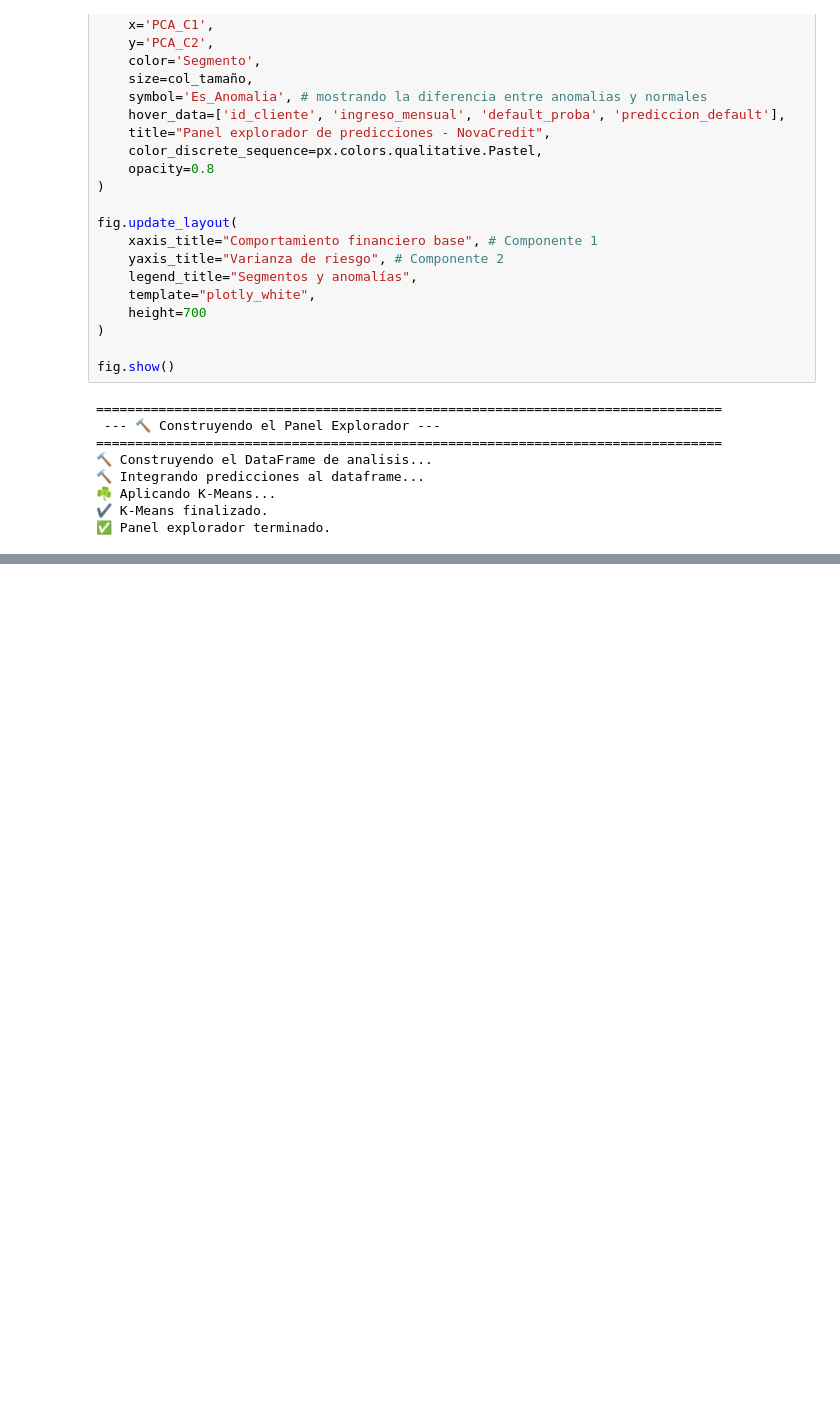
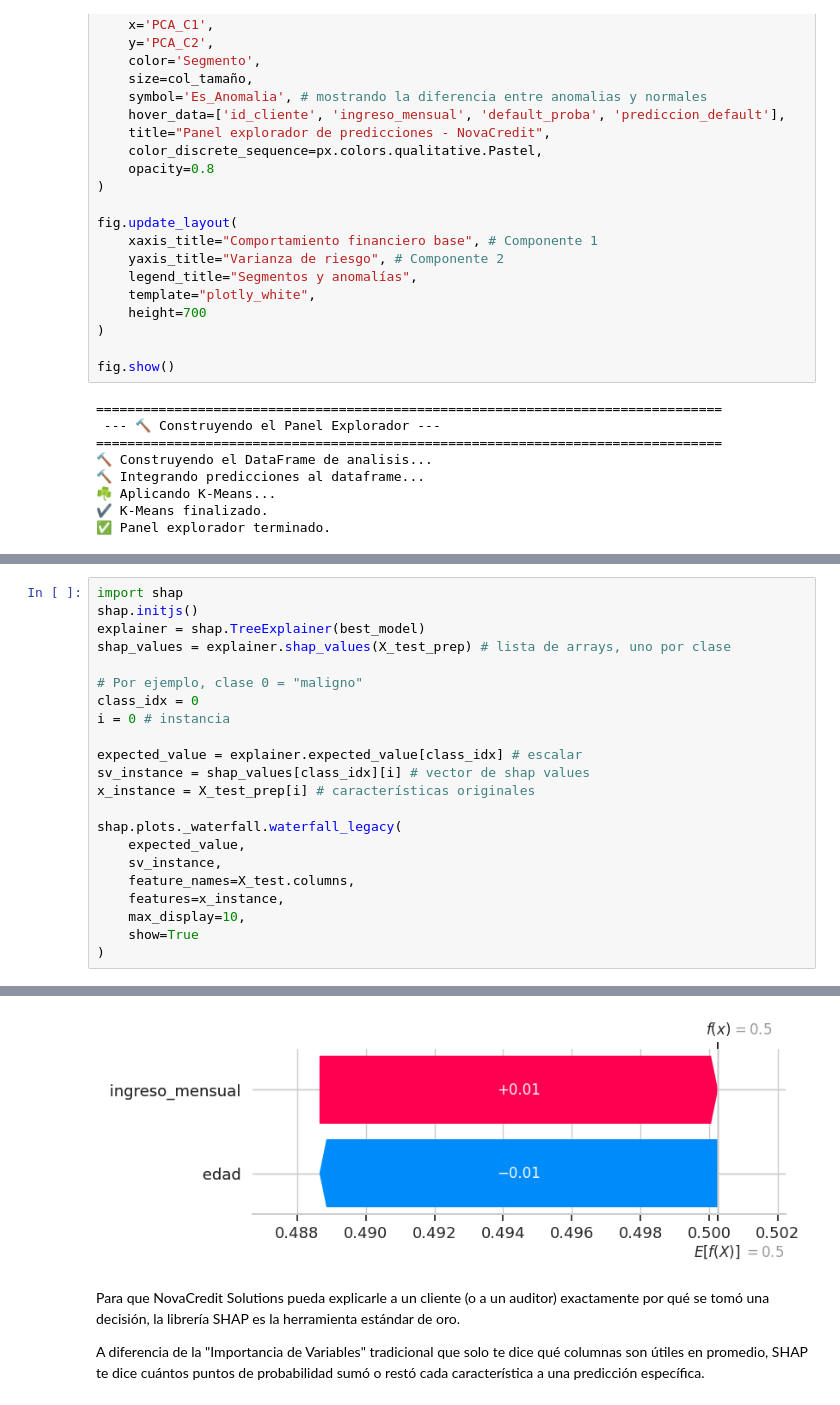
Before and after one commit to RamRider89/aplicaciones-ciencia-datos, a Jupyter notebook: actividades/evidencia-1/Evidencia_1_Carlos_Duarte.ipynb, the cells around one changed output, grey strips where cells are left out. Cells and saved outputs as stored; diff of their text form; blank space fills up the shorter version.

```diff
--- a/actividades/evidencia-1/Evidencia_1_Carlos_Duarte.ipynb
+++ b/actividades/evidencia-1/Evidencia_1_Carlos_Duarte.ipynb
@@ -1335,0 +1353,23 @@ fig.show()
+# %%
+import shap
+shap.initjs()
+explainer = shap.TreeExplainer(best_model)
+shap_values = explainer.shap_values(X_test_prep) # lista de arrays, uno por clase
+
+# Por ejemplo, clase 0 = "maligno"
+class_idx = 0
+i = 0 # instancia
+
+expected_value = explainer.expected_value[class_idx] # escalar
+sv_instance = shap_values[class_idx][i] # vector de shap values
+x_instance = X_test_prep[i] # características originales
+
+shap.plots._waterfall.waterfall_legacy(
+    expected_value,
+    sv_instance,
+    feature_names=X_test.columns,
+    features=x_instance,
+    max_display=10,
+    show=True
+)
+# %% [output]
@@ -1335,0 +1377,5 @@ fig.show()
+[figure, added]
+# %% [markdown]
+Para que NovaCredit Solutions pueda explicarle a un cliente (o a un auditor) exactamente por qué se tomó una decisión, la librería SHAP es la herramienta estándar de oro.
+
+A diferencia de la "Importancia de Variables" tradicional que solo te dice qué columnas son útiles en promedio, SHAP te dice cuántos puntos de probabilidad sumó o restó cada característica a una predicción específica.
```
Also changed, not shown: parts of 14 cells of this notebook, 1 other file.
